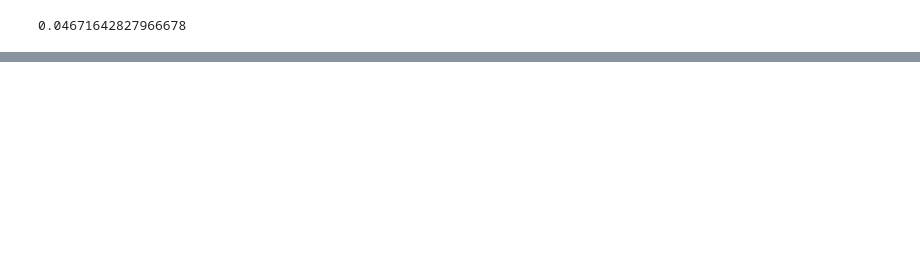
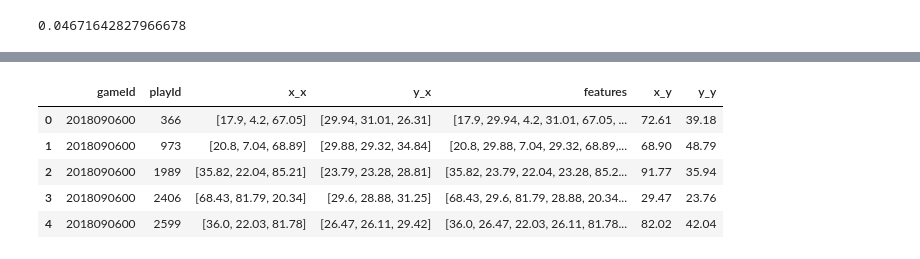
Before and after one commit to jon-fearer/kaggle-nfl-data-bowl-2022, a Jupyter notebook: punt-analysis.ipynb, the cells around one changed output, grey strips where cells are left out. Drawn from its saved outputs; the diff is of its cells as text; code cells hidden in the pictures; blank space fills up the shorter version.

Commit message:
feat(data-bowl): set up model data

```diff
--- a/punt-analysis.ipynb
+++ b/punt-analysis.ipynb
@@ -82,9 +91,19 @@ pff_scouting_df = pd.read_csv('input/PFFScoutingData.csv')
 tracking_2018_df = pd.read_csv('input/tracking2018.csv')
 game_plays_df = pd.merge(games_df, plays_df, left_on=COLUMN.GAME_ID, right_on=COLUMN.GAME_ID)
 # %%
-# tracking_2018_df = tracking_2018_df[tracking_2018_df[COLUMN.GAME_ID] < 2018100000]
+game_plays_df = game_plays_df.dropna(subset=[COLUMN.RETURNER_ID])
+
+def getPrimaryReturnerId(value):
+    returners = str(value).split(';')
+    return int(returners[0])
+
+game_plays_df[COLUMN.PRIMARY_RETURNER_ID] = game_plays_df[COLUMN.RETURNER_ID] \
+    .apply(getPrimaryReturnerId) \
+    .astype('Int64')
+
 tracking_2018_df[COLUMN.TIME] = pd.to_datetime(tracking_2018_df[COLUMN.TIME])
 tracking_2018_df[COLUMN.JERSEY_NUMBER] = tracking_2018_df[COLUMN.JERSEY_NUMBER].astype('Int64')
+tracking_2018_df[COLUMN.NFL_ID] = tracking_2018_df[COLUMN.NFL_ID].astype('Int64')
 # %%
 punt_tracking_2018_df = pd.merge(
     pff_scouting_df,
@@ -339,3 +327,0 @@ array([[ 72.61,  39.18],
-# %%
-punt_tracking_2018_df['gamePlayId'] = punt_tracking_2018_df[COLUMN.GAME_ID].astype(str) + ';' + punt_tracking_2018_df[COLUMN.PLAY_ID].astype(str)
-punt_tracking_2018_df['gamePlayId'].unique()
@@ -380,0 +373,24 @@ Index(['gameId', 'playId', 'snapDetail', 'snapTime', 'operationTime',
+# %%
+outputs_df = punt_predict_df[
+    (punt_tracking_2018_df[COLUMN.PLAY_EVENT].isin(ball_land_events))
+    & (punt_tracking_2018_df[COLUMN.TEAM] == TEAM.FOOTBALL)
+].sort_values(by=[COLUMN.GAME_ID, COLUMN.PLAY_ID])
+# %%
+model_data_df = pd.merge(
+    inputs_df,
+    outputs_df,
+    left_on=[COLUMN.GAME_ID, COLUMN.PLAY_ID],
+    right_on=[COLUMN.GAME_ID, COLUMN.PLAY_ID],
+)
+
+X = np.array(model_data_df['features'].tolist())
+y = model_data_df[['x_y', 'y_y']].to_numpy()
+# %%
+model_data_df[[COLUMN.GAME_ID, COLUMN.PLAY_ID, 'x_x', 'y_x', 'features', 'x_y', 'y_y']].head()
+# %% [output]
+|  | gameId | playId | x_x | y_x | features | x_y | y_y |
+| 0 | 2018090600 | 366 | [17.9, 4.2, 67.05] | [29.94, 31.01, 26.31] | [17.9, 29.94, 4.2, 31.01, 67.05, ... | 72.61 | 39.18 |
+| 1 | 2018090600 | 973 | [20.8, 7.04, 68.89] | [29.88, 29.32, 34.84] | [20.8, 29.88, 7.04, 29.32, 68.89,... | 68.90 | 48.79 |
+| 2 | 2018090600 | 1989 | [35.82, 22.04, 85.21] | [23.79, 23.28, 28.81] | [35.82, 23.79, 22.04, 23.28, 85.2... | 91.77 | 35.94 |
+| 3 | 2018090600 | 2406 | [68.43, 81.79, 20.34] | [29.6, 28.88, 31.25] | [68.43, 29.6, 81.79, 28.88, 20.34... | 29.47 | 23.76 |
+| 4 | 2018090600 | 2599 | [36.0, 22.03, 81.78] | [26.47, 26.11, 29.42] | [36.0, 26.47, 22.03, 26.11, 81.78... | 82.02 | 42.04 |
```
Also changed, not shown: parts of 14 cells of this notebook.
